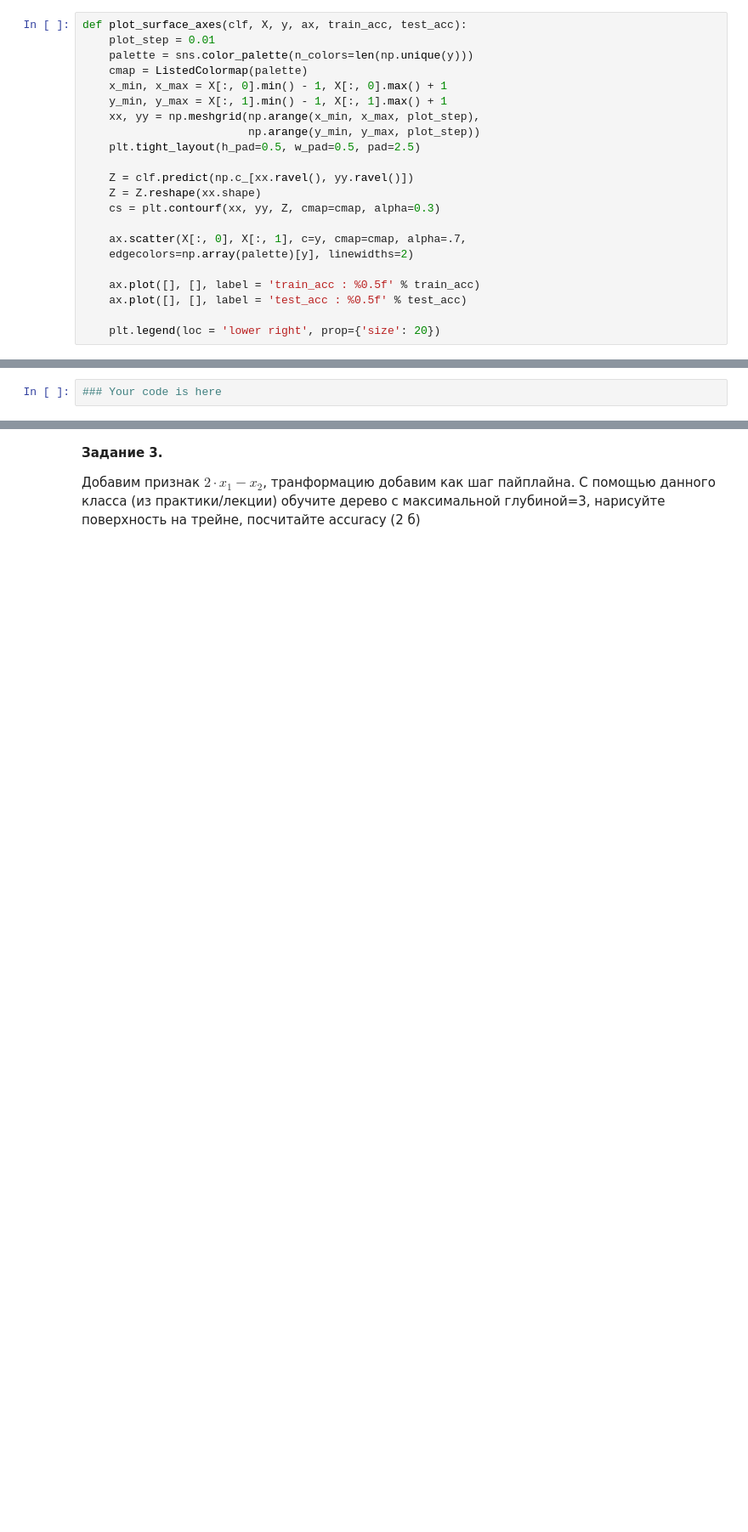
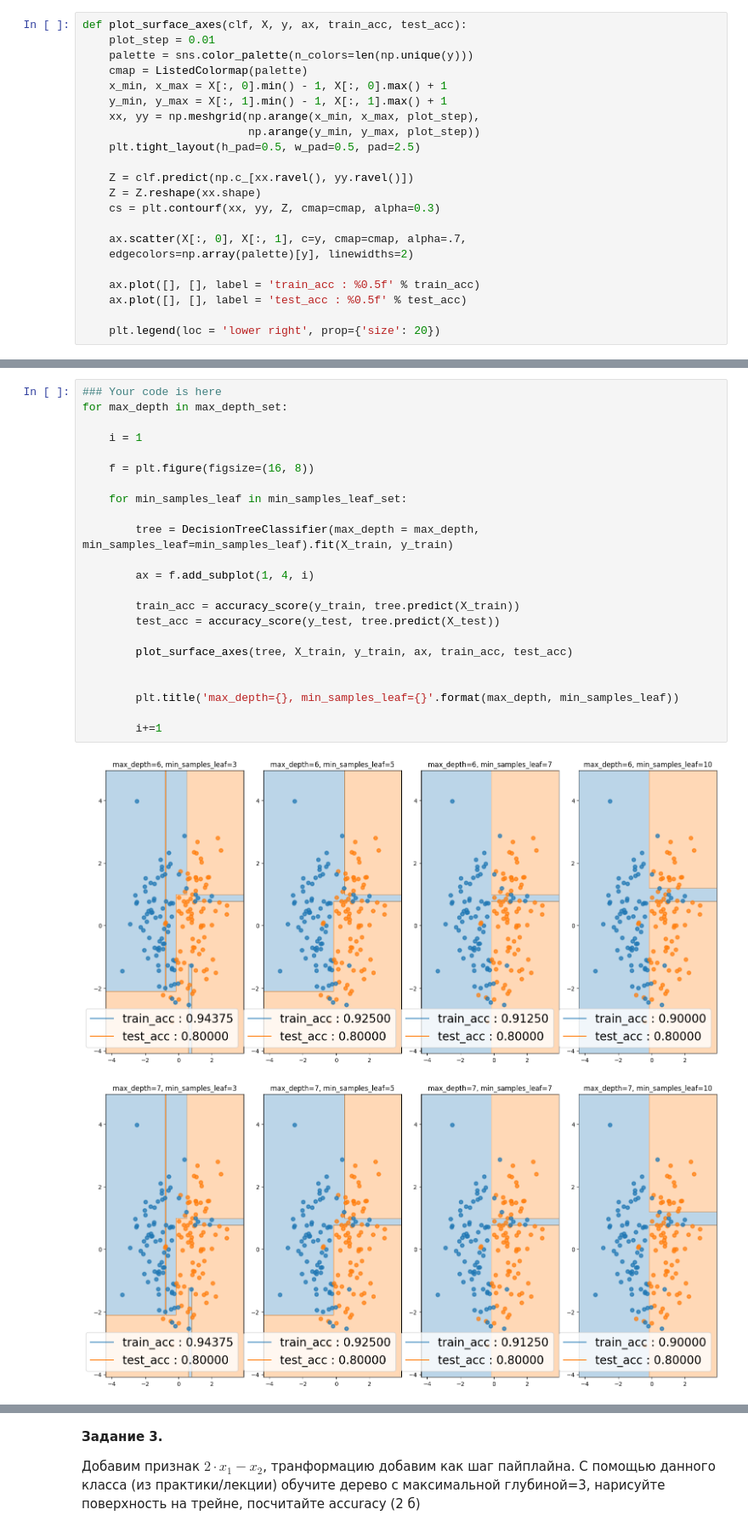
Before and after one commit to aladed/cours, a Jupyter notebook: 2Block/17modul/HW_17.ipynb, the cells around one changed output, grey strips where cells are left out. Shown at 85% size. Drawn from its saved outputs; the diff is of its cells as text; blank space fills up the shorter version.

```diff
--- a/2Block/17modul/HW_17.ipynb
+++ b/2Block/17modul/HW_17.ipynb
@@ -98,5 +98,29 @@ min_samples_leaf_set = [3, 5, 7, 10]
 X_train, X_test, y_train, y_test = train_test_split(X, y,
                                                     test_size=0.2,
                                                     random_state = 42)
-# %%
-### Your code is here
+# %%
+### Your code is here
+for max_depth in max_depth_set:
+
+    i = 1
+
+    f = plt.figure(figsize=(16, 8))
+
+    for min_samples_leaf in min_samples_leaf_set:
+
+        tree = DecisionTreeClassifier(max_depth = max_depth, min_samples_leaf=min_samples_leaf).fit(X_train, y_train)
+
+        ax = f.add_subplot(1, 4, i)
+
+        train_acc = accuracy_score(y_train, tree.predict(X_train))
+        test_acc = accuracy_score(y_test, tree.predict(X_test))
+
+        plot_surface_axes(tree, X_train, y_train, ax, train_acc, test_acc)
+
+
+        plt.title('max_depth={}, min_samples_leaf={}'.format(max_depth, min_samples_leaf))
+
+        i+=1
+# %% [output]
+[figure, added]
+[figure, added]
```
Also changed, not shown: parts of 2 cells of this notebook, 4 other files.
